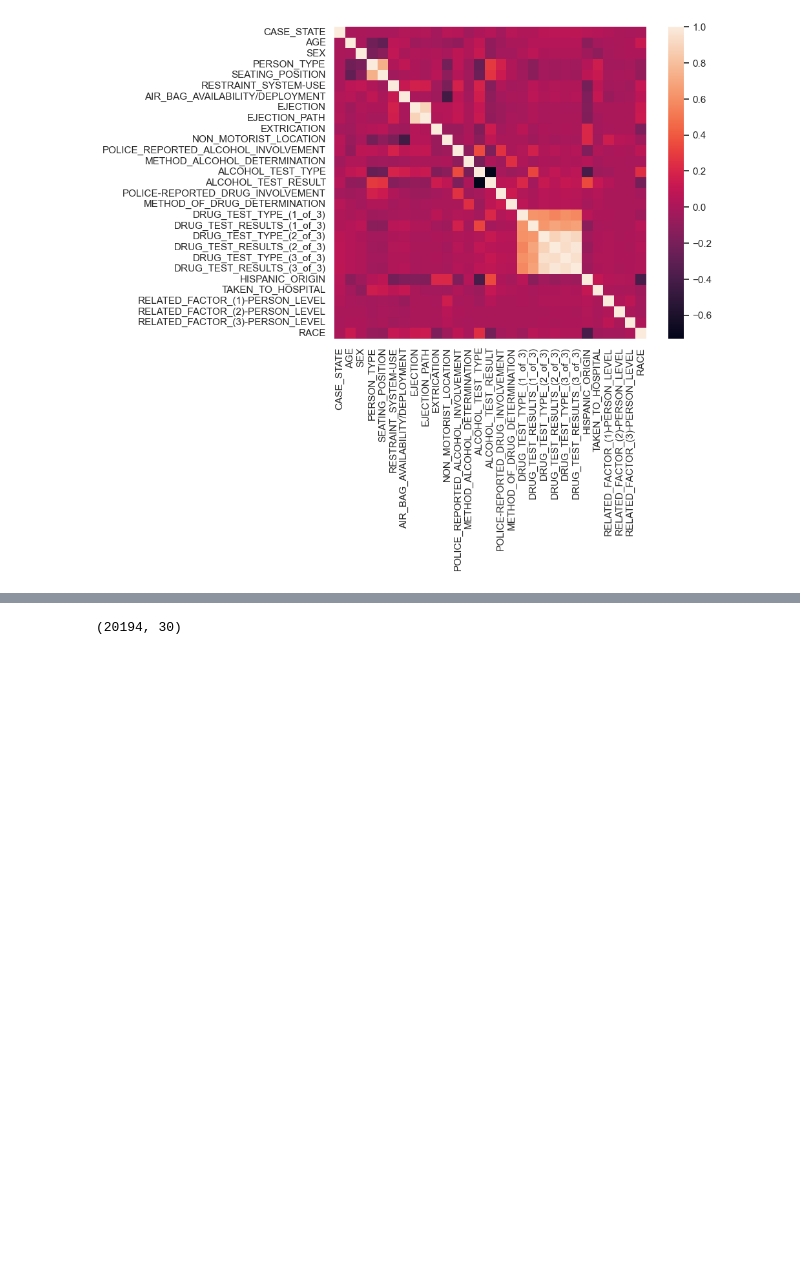
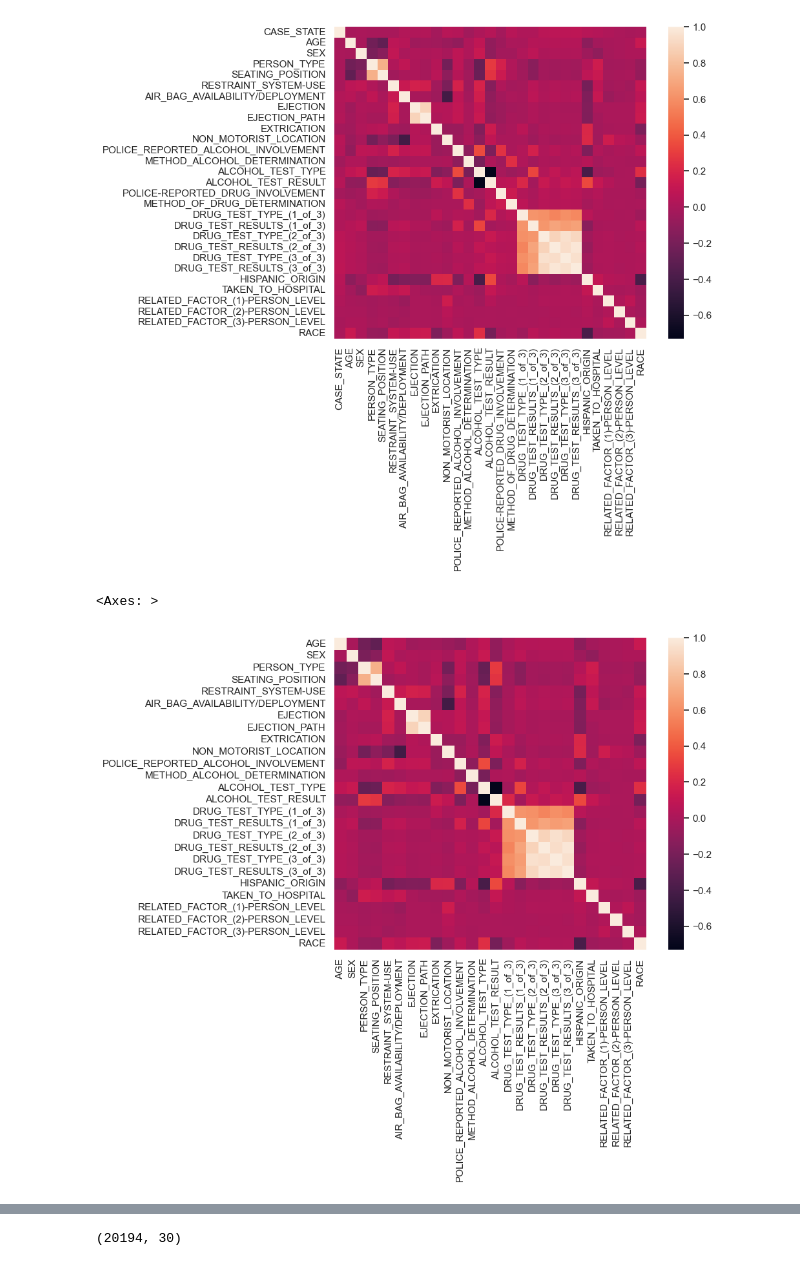
Before and after one commit to Pragalbhmandaokar/Machine_Learning, a Jupyter notebook: project-1.ipynb, the cells around one changed output, grey strips where cells are left out. Drawn from its saved outputs; the diff is of its cells as text; code cells hidden in the pictures; blank space fills up the shorter version.

```diff
--- a/project-1.ipynb
+++ b/project-1.ipynb
@@ -214,6 +226,12 @@ features = ['AGE','SEX',
 X = data[features]
 y = data.INJURY_SEVERITY
 X_train, X_test, y_train, y_test = train_test_split(X, y, test_size=0.2, random_state=42)
+# %%
+corr = pd.DataFrame(X_test).corr()
+sns.heatmap(corr, square = True)
+# %% [output]
+<Axes: >
+[figure, added]
 # %%
 X_train[features].head(3)
 # %% [output]
```
Also changed, not shown: parts of 14 cells of this notebook.
